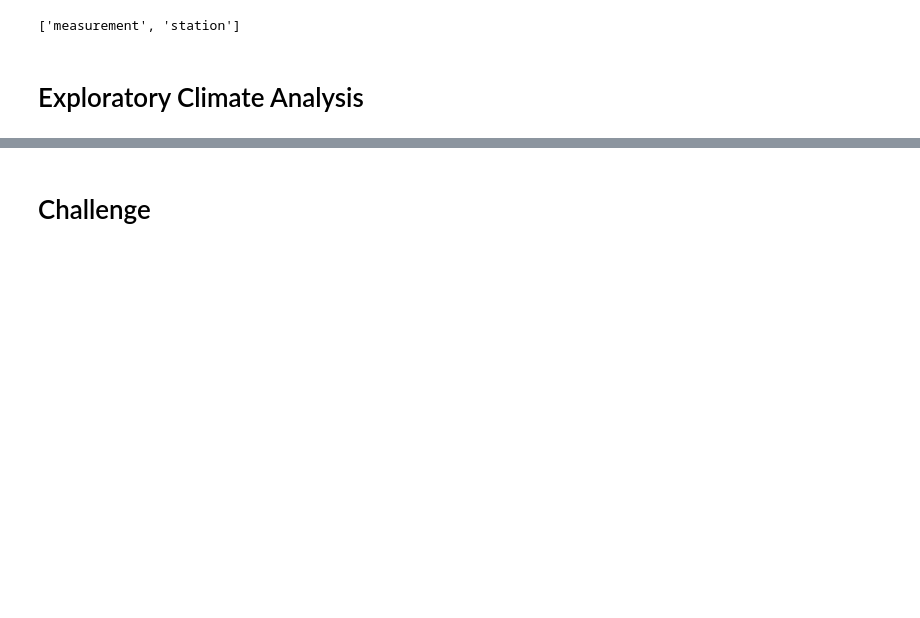
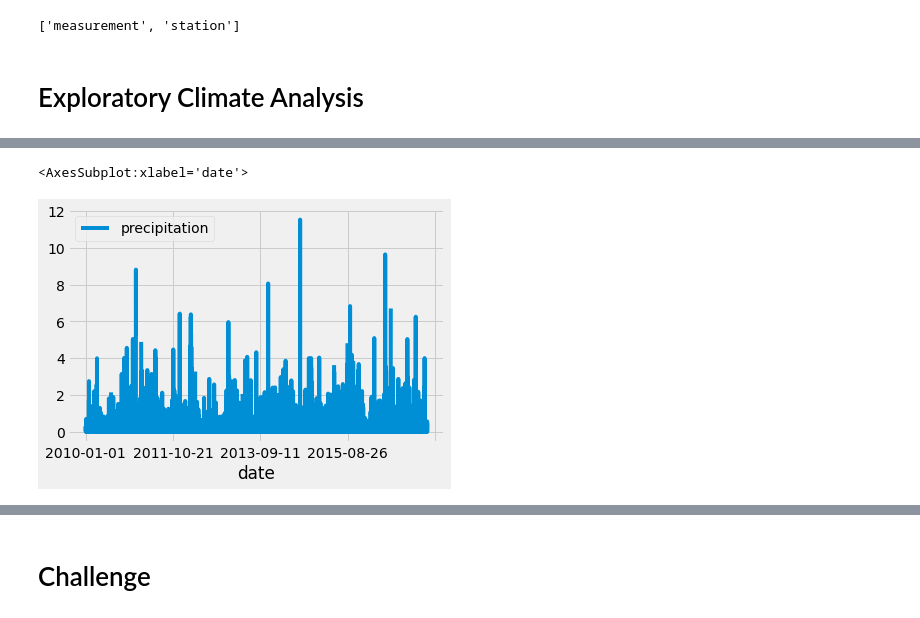
Before and after one commit to GiovanniBottone/surfs_up, a Jupyter notebook: climate_analysis.ipynb, the cells around one changed output, grey strips where cells are left out. Drawn from its saved outputs; the diff is of its cells as text; code cells hidden in the pictures; blank space fills up the shorter version.

```diff
--- a/climate_analysis.ipynb
+++ b/climate_analysis.ipynb
@@ -52,13 +52,18 @@ session = Session(engine)
 # %%
 # Design a query to retrieve the last 12 months of precipitation data and plot the results.
 #Starting from the last data point in the database.
-
+prev_year = dt.date(2017, 8, 23)
 # Calculate the date one year from the last date in data set.
+#Use the dt.timedelta() function which allows us to trace back a certain number of days
+prev_year = dt.date(2017, 8, 23) - dt.timedelta(days=365)
 
 # Perform a query to retrieve the data and precipitation scores
+#Start by creating a variable to store the results of the query, we'll call it results
+results = []
 
-# Save the query results as a Pandas DataFrame and set the index to the date column
 
-# Sort the dataframe by date
+#add our session that we created earlier so that we can query our database
+results = session.query(Measurement.date, Measurement.prcp)
 
-# Use Pandas Plotting with Matplotlib to plot the data
+#print everything that is returned in the query.
+print(results.all())
@@ -64,0 +72,13 @@ session = Session(engine)
+# %%
+# Save the query results as a Pandas DataFrame and set the index to the date column
+#Create the dataframe variable, so we can save our results as a dataframe
+#we need to provide our results variable as one parameter and specify the column names as our second parameter.
+df = pd.DataFrame(results, columns=['date','precipitation'])
+
+#Set the inplace=True to indicate that we don't want to create a new dataframe with the modified specifications
+df.set_index(df['date'], inplace=True)
+print(df.to_string(index=False))
+
+# Sort the dataframe by date
+df = df.sort_index()
+print(df.to_string(index=False))
@@ -65,2 +103,9 @@ session = Session(engine)
+# %%
+# Use Pandas Plotting with Matplotlib to plot the data
+#Since our DataFrame is represented as the variable df, we can use the df.plot() function.
+df.plot()
+# %% [output]
+<AxesSubplot:xlabel='date'>
+[figure, added]
 # %%
 # Use Pandas to calcualte the summary statistics for the precipitation data
```
Also changed, not shown: parts of 3 cells of this notebook.
